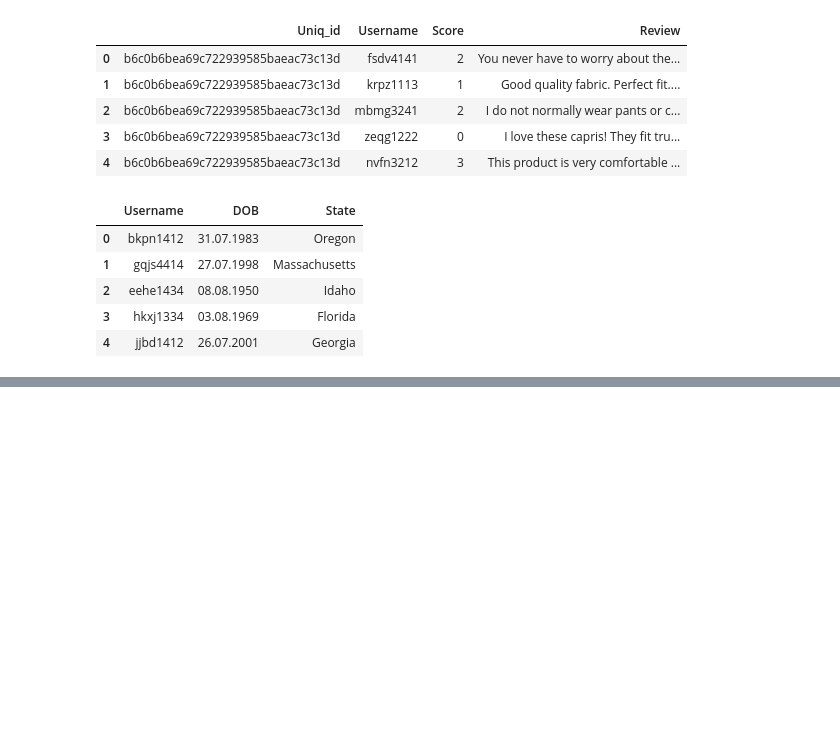
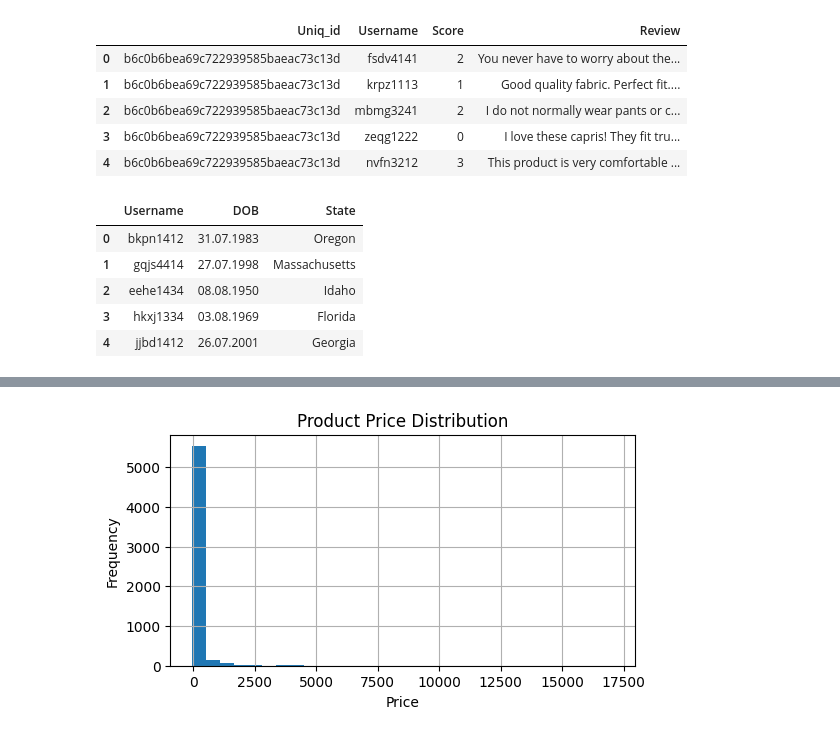
Before and after one commit to jdk8825-beep/3611923_BD2, a Jupyter notebook: finalrd.ipynb, the cells around one changed output, grey strips where cells are left out. Cells and saved outputs as stored; diff of their text form; code cells hidden in the pictures; blank space fills up the shorter version.

```diff
--- a/finalrd.ipynb
+++ b/finalrd.ipynb
@@ -25,0 +13,6 @@ reviews = pd.read_csv('/content/reviews.csv')
+# %%
+#loading csv files
+import pandas as pd
+products = pd.read_csv("products.csv")
+reviews = pd.read_csv("reviews.csv")
+users = pd.read_csv("users.csv")
@@ -102,6 +51,0 @@ Users missing values: 0
-# %%
-#Removing duplicate rows if present.
-
-products=products.drop_duplicates()
-reviews=reviews.drop_duplicates()
-users=users.drop_duplicates()
@@ -248,0 +176,5 @@ In conclusion, it can be stated that the project has been successful in explorin
+# %%
+#makeing clean copies
+products_clean=products.copy()
+reviews_clean=reviews.copy()
+users_clean=users.copy()
@@ -248,0 +184,3 @@ In conclusion, it can be stated that the project has been successful in explorin
+# %%
+#convert price to number
+products_clean["Price"]=pd.to_numeric(products_clean["Price"], errors="coerce")
@@ -248,0 +514,11 @@ In conclusion, it can be stated that the project has been successful in explorin
+# %%
+#histogram of prices
+
+plt.figure(figsize=(6,3))
+products_clean["Price"].dropna().hist(bins=30)
+plt.title("Product Price Distribution")
+plt.xlabel("Price")
+plt.ylabel("Frequency")
+plt.show()
+# %% [output]
+[figure, added]
```
Also changed, not shown: parts of 82 cells of this notebook.
